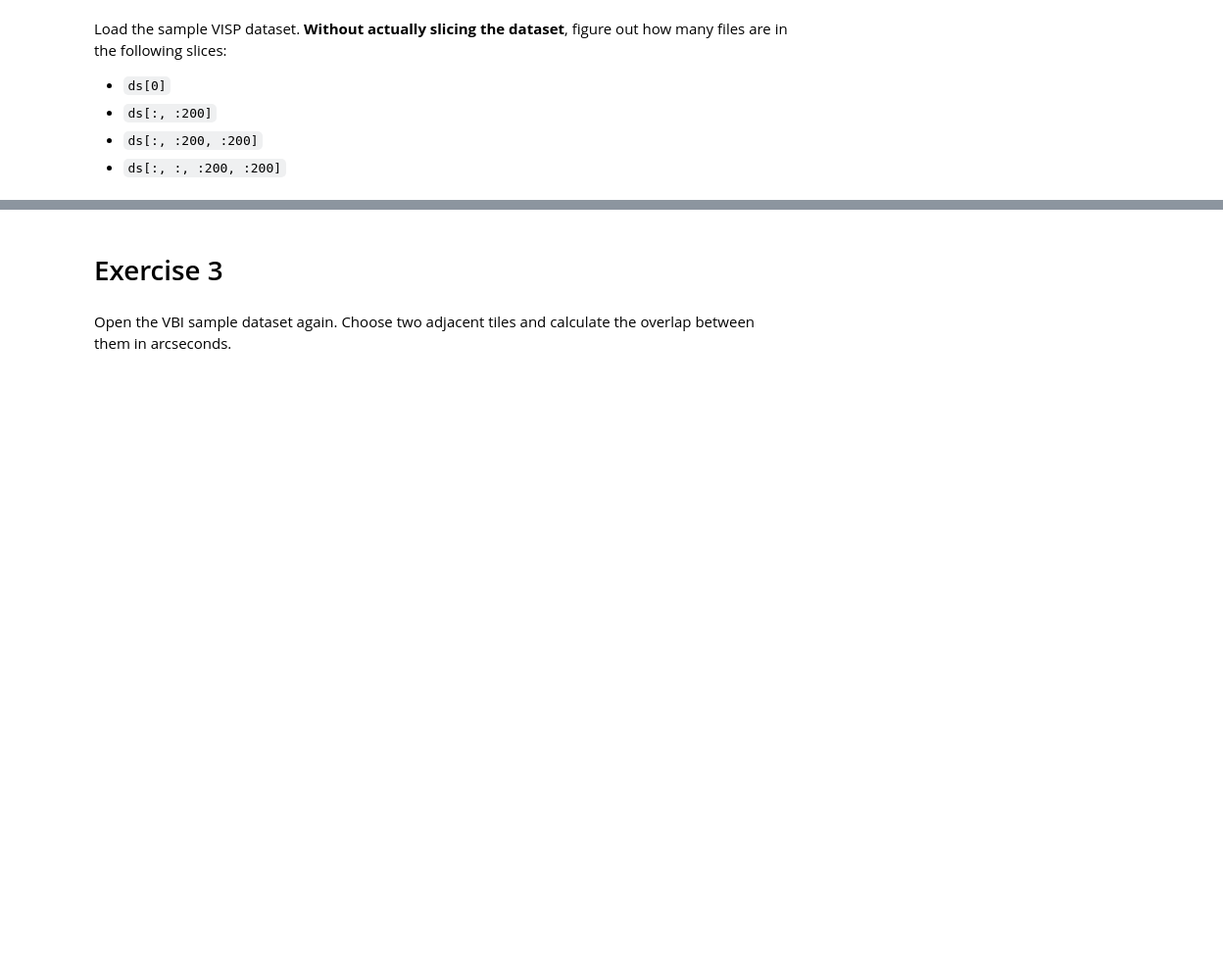
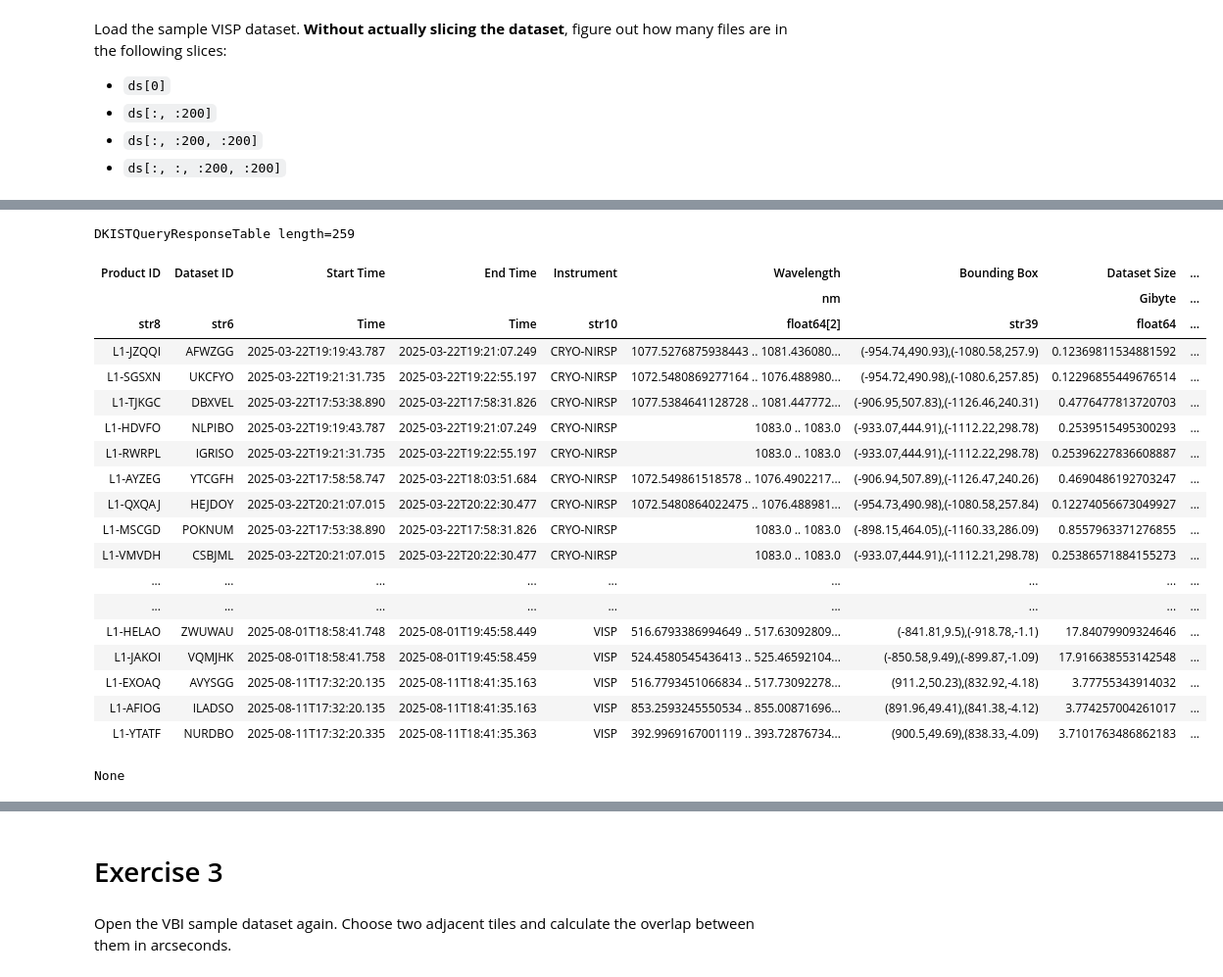
Before and after one commit to DKISTDC/Workshop-Exercises, a Jupyter notebook: exercises-day1.ipynb, the cells around one changed output, grey strips where cells are left out. Shown: that part at 98% size. Cells and saved outputs as stored; diff of their text form; code cells hidden in the pictures; blank space fills up the shorter version.

```diff
--- a/exercises-day1.ipynb
+++ b/exercises-day1.ipynb
@@ -53,0 +91,26 @@ ds[:, :, :200, :200].files
+# %%
+# Just get the DKIST results table and sort by number of frames, largest first
+res2 = res['dkist']
+res2 = res[0]
+res2
+# %% [output]
+DKISTQueryResponseTable length=259
+| Product ID | Dataset ID | Start Time | End Time | Instrument | Wavelength | Bounding Box | Dataset Size | ... |
+|  |  |  |  |  | nm |  | Gibyte | ... |
+| str8 | str6 | Time | Time | str10 | float64[2] | str39 | float64 | ... |
+| L1-JZQQI | AFWZGG | 2025-03-22T19:19:43.787 | 2025-03-22T19:21:07.249 | CRYO-NIRSP | 1077.5276875938443 .. 1081.436080... | (-954.74,490.93),(-1080.58,257.9) | 0.12369811534881592 | ... |
+| L1-SGSXN | UKCFYO | 2025-03-22T19:21:31.735 | 2025-03-22T19:22:55.197 | CRYO-NIRSP | 1072.5480869277164 .. 1076.488980... | (-954.72,490.98),(-1080.6,257.85) | 0.12296855449676514 | ... |
+| L1-TJKGC | DBXVEL | 2025-03-22T17:53:38.890 | 2025-03-22T17:58:31.826 | CRYO-NIRSP | 1077.5384641128728 .. 1081.447772... | (-906.95,507.83),(-1126.46,240.31) | 0.4776477813720703 | ... |
+| L1-HDVFO | NLPIBO | 2025-03-22T19:19:43.787 | 2025-03-22T19:21:07.249 | CRYO-NIRSP | 1083.0 .. 1083.0 | (-933.07,444.91),(-1112.22,298.78) | 0.2539515495300293 | ... |
+| L1-RWRPL | IGRISO | 2025-03-22T19:21:31.735 | 2025-03-22T19:22:55.197 | CRYO-NIRSP | 1083.0 .. 1083.0 | (-933.07,444.91),(-1112.22,298.78) | 0.25396227836608887 | ... |
+| L1-AYZEG | YTCGFH | 2025-03-22T17:58:58.747 | 2025-03-22T18:03:51.684 | CRYO-NIRSP | 1072.549861518578 .. 1076.4902217... | (-906.94,507.89),(-1126.47,240.26) | 0.4690486192703247 | ... |
+| L1-QXQAJ | HEJDOY | 2025-03-22T20:21:07.015 | 2025-03-22T20:22:30.477 | CRYO-NIRSP | 1072.5480864022475 .. 1076.488981... | (-954.73,490.98),(-1080.58,257.84) | 0.12274056673049927 | ... |
+| L1-MSCGD | POKNUM | 2025-03-22T17:53:38.890 | 2025-03-22T17:58:31.826 | CRYO-NIRSP | 1083.0 .. 1083.0 | (-898.15,464.05),(-1160.33,286.09) | 0.8557963371276855 | ... |
+| L1-VMVDH | CSBJML | 2025-03-22T20:21:07.015 | 2025-03-22T20:22:30.477 | CRYO-NIRSP | 1083.0 .. 1083.0 | (-933.07,444.91),(-1112.21,298.78) | 0.25386571884155273 | ... |
+| ... | ... | ... | ... | ... | ... | ... | ... | ... |
+| ... | ... | ... | ... | ... | ... | ... | ... | ... |
+| L1-HELAO | ZWUWAU | 2025-08-01T18:58:41.748 | 2025-08-01T19:45:58.449 | VISP | 516.6793386994649 .. 517.63092809... | (-841.81,9.5),(-918.78,-1.1) | 17.84079909324646 | ... |
+| L1-JAKOI | VQMJHK | 2025-08-01T18:58:41.758 | 2025-08-01T19:45:58.459 | VISP | 524.4580545436413 .. 525.46592104... | (-850.58,9.49),(-899.87,-1.09) | 17.916638553142548 | ... |
+| L1-EXOAQ | AVYSGG | 2025-08-11T17:32:20.135 | 2025-08-11T18:41:35.163 | VISP | 516.7793451066834 .. 517.73092278... | (911.2,50.23),(832.92,-4.18) | 3.77755343914032 | ... |
+| L1-AFIOG | ILADSO | 2025-08-11T17:32:20.135 | 2025-08-11T18:41:35.163 | VISP | 853.2593245550534 .. 855.00871696... | (891.96,49.41),(841.38,-4.12) | 3.774257004261017 | ... |
+| L1-YTATF | NURDBO | 2025-08-11T17:32:20.335 | 2025-08-11T18:41:35.363 | VISP | 392.9969167001119 .. 393.72876734... | (900.5,49.69),(838.33,-4.09) | 3.7101763486862183 | ... |
@@ -53,0 +119,5 @@ ds[:, :, :200, :200].files
+# %%
+p = res2.copy()
+print(p.sort("Number of Frames"))
+# %% [output]
+None
```
Also changed, not shown: parts of 24 cells of this notebook, 1 other file.
